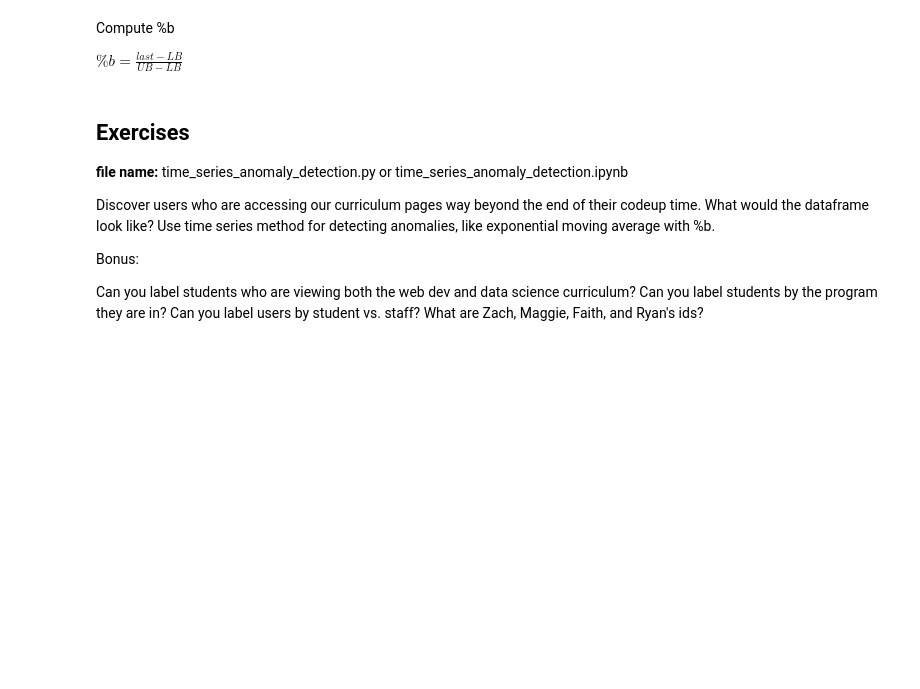
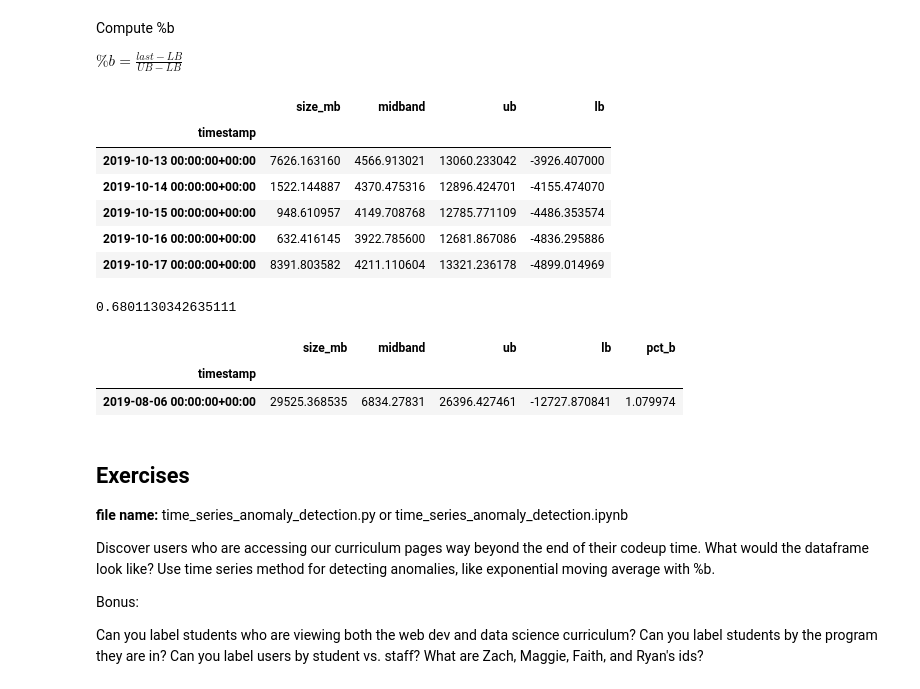
Before and after one commit to CodeupClassroom/darden_anomaly_detection, a Jupyter notebook: time_series_anomalies.ipynb, the cells around one changed output. Cells and saved outputs as stored; diff of their text form; code cells hidden in the pictures; blank space fills up the shorter version.

```diff
--- a/time_series_anomalies.ipynb
+++ b/time_series_anomalies.ipynb
@@ -341,10 +503,27 @@ $\%b = \frac{last-LB}{UB-LB}$
 # %%
 train = pd.concat([train, midband, ub, lb], axis=1)
 train.columns = ['size_mb', 'midband', 'ub', 'lb']
+train.tail()
+# %% [output]
+|  | size_mb | midband | ub | lb |
+| timestamp |  |  |  |  |
+| 2019-10-13 00:00:00+00:00 | 7626.163160 | 4566.913021 | 13060.233042 | -3926.407000 |
+| 2019-10-14 00:00:00+00:00 | 1522.144887 | 4370.475316 | 12896.424701 | -4155.474070 |
+| 2019-10-15 00:00:00+00:00 | 948.610957 | 4149.708768 | 12785.771109 | -4486.353574 |
+| 2019-10-16 00:00:00+00:00 | 632.416145 | 3922.785600 | 12681.867086 | -4836.295886 |
+| 2019-10-17 00:00:00+00:00 | 8391.803582 | 4211.110604 | 13321.236178 | -4899.014969 |
+# %%
+(7626 - (-3926.4))/(13060-(-3926))
+# %% [output]
+0.6801130342635111
 # %%
 train['pct_b'] = (train['size_mb'] - train['lb'])/(train['ub'] - train['lb'])
 # %%
-train[train['pct_b']>.9]
+train[train['pct_b']>1]
+# %% [output]
+|  | size_mb | midband | ub | lb | pct_b |
+| timestamp |  |  |  |  |  |
+| 2019-08-06 00:00:00+00:00 | 29525.368535 | 6834.27831 | 26396.427461 | -12727.870841 | 1.079974 |
 # %% [markdown]
 ## Exercises
 
```
Also changed, not shown: parts of 21 cells of this notebook.
